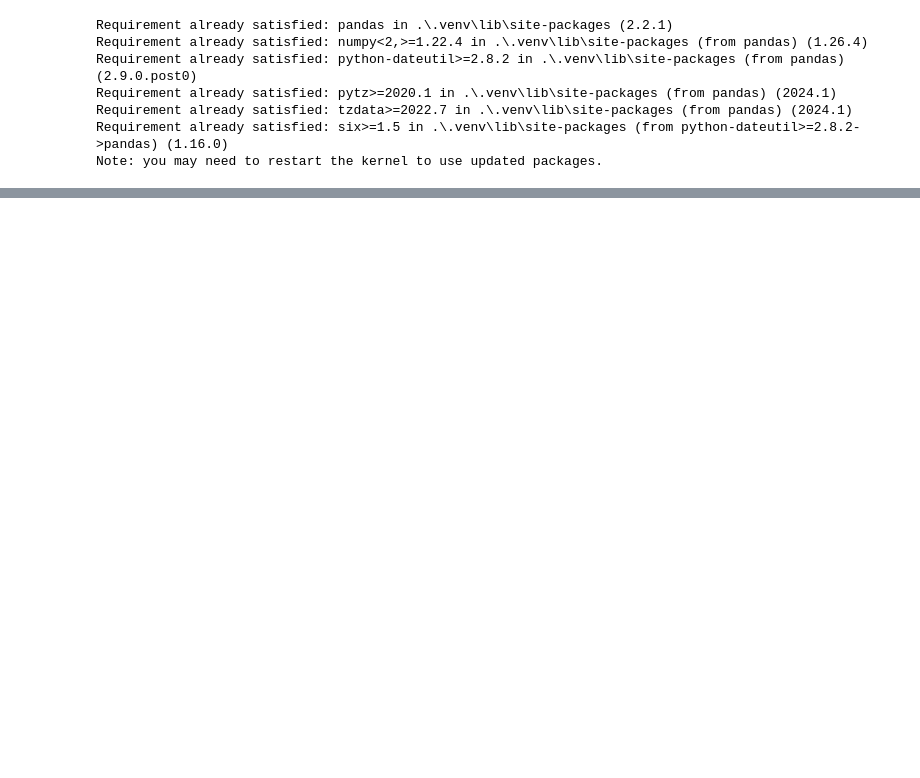
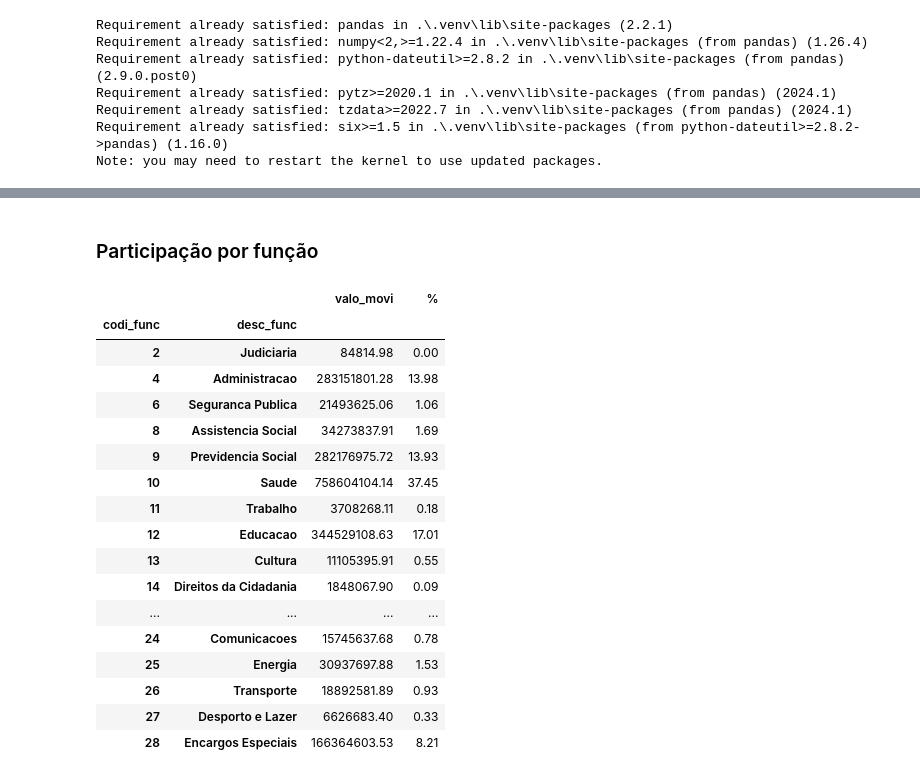
Before and after one commit to AIDA-Uniesp/analise_exploratoria_despesas_joao_pessoa, a Jupyter notebook: exploratoria_despesas.ipynb, the cells around one changed output, grey strips where cells are left out. Drawn from its saved outputs; the diff is of its cells as text; code cells hidden in the pictures; blank space fills up the shorter version.

```diff
--- a/exploratoria_despesas.ipynb
+++ b/exploratoria_despesas.ipynb
@@ -276,0 +121,25 @@ empenho_mes
+# %% [markdown]
+### Participação por função
+# %%
+participacao_funcao = df[["codi_func","desc_func","valo_movi"]].groupby(["codi_func","desc_func",]).sum()
+participacao_funcao["%"] =  (participacao_funcao["valo_movi"]/total_despesa)*100
+participacao_funcao
+# %% [output]
+|  |  | valo_movi | % |
+| codi_func | desc_func |  |  |
+| 2 | Judiciaria | 84814.98 | 0.00 |
+| 4 | Administracao | 283151801.28 | 13.98 |
+| 6 | Seguranca Publica | 21493625.06 | 1.06 |
+| 8 | Assistencia Social | 34273837.91 | 1.69 |
+| 9 | Previdencia Social | 282176975.72 | 13.93 |
+| 10 | Saude | 758604104.14 | 37.45 |
+| 11 | Trabalho | 3708268.11 | 0.18 |
+| 12 | Educacao | 344529108.63 | 17.01 |
+| 13 | Cultura | 11105395.91 | 0.55 |
+| 14 | Direitos da Cidadania | 1848067.90 | 0.09 |
+| ... | ... | ... | ... |
+| 24 | Comunicacoes | 15745637.68 | 0.78 |
+| 25 | Energia | 30937697.88 | 1.53 |
+| 26 | Transporte | 18892581.89 | 0.93 |
+| 27 | Desporto e Lazer | 6626683.40 | 0.33 |
+| 28 | Encargos Especiais | 166364603.53 | 8.21 |
```
Also changed, not shown: parts of 37 cells of this notebook.
